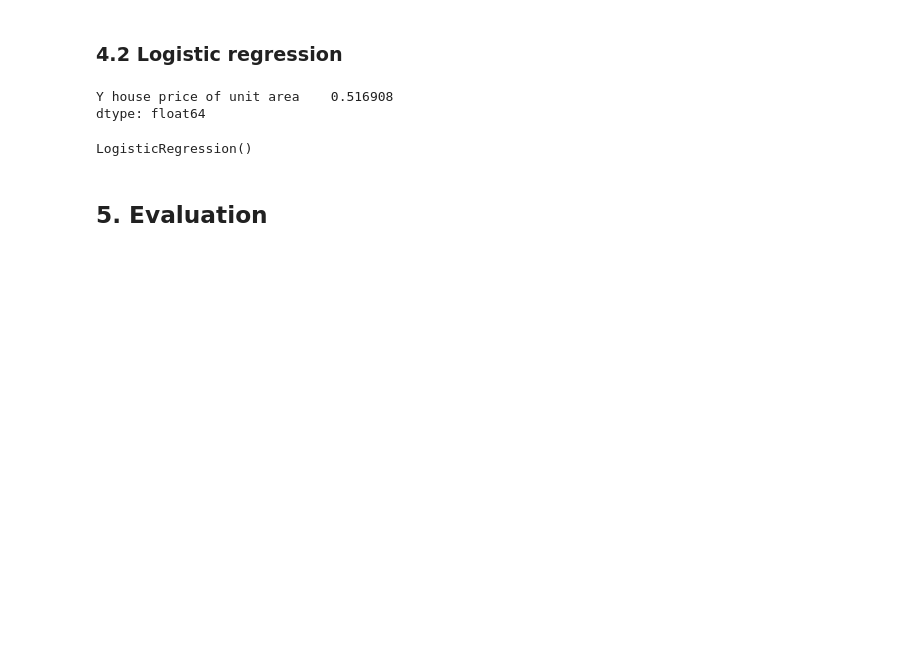
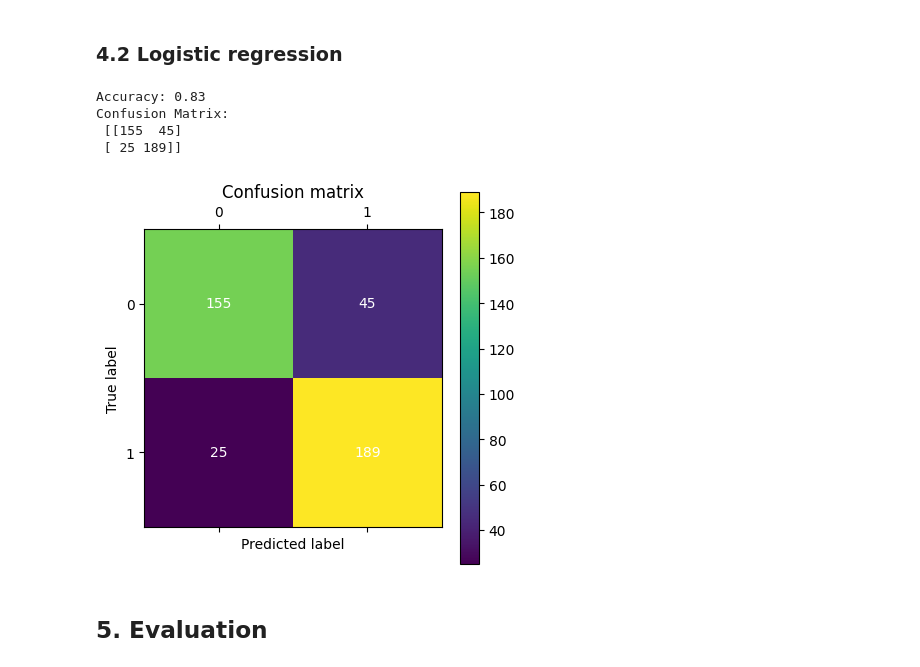
Before and after one commit to SamuliLam/dkko, a Jupyter notebook: linearandlogisticregression.ipynb, the cells around one changed output. Saved outputs shown, nothing was run; the diff lists cells and outputs as text; code cells hidden in the pictures; blank space fills up the shorter version.

Commit message:
data part done.

```diff
--- a/linearandlogisticregression.ipynb
+++ b/linearandlogisticregression.ipynb
@@ -84,25 +54,57 @@ plt.show()
 # %% [markdown]
 ### 4.2 Logistic regression
 # %%
+import warnings
+from sklearn.exceptions import DataConversionWarning
+
+warnings.filterwarnings(action='ignore', category=DataConversionWarning)
+
+from sklearn.metrics import accuracy_score, confusion_matrix
+from sklearn.model_selection import cross_val_predict
+import pandas as pd
 from sklearn.linear_model import LogisticRegression
 from sklearn.preprocessing import StandardScaler
 
-average = y.mean()
-print(average)
 
+# Calculate the average house price of unit area
 average = y['Y house price of unit area'].mean()
 
+# Map values to 0 and 1 based on the average
 y['Y house price of unit area'] = y['Y house price of unit area'].apply(lambda x: 1 if x >= average else 0)
 
+# Standardize the input variables
 scaler = StandardScaler()
 X_scaled = scaler.fit_transform(X)
 
+# Create and train the logistic regression model
 reg = LogisticRegression(solver='lbfgs')
-reg.fit(X,y)
+reg.fit(X_scaled, y['Y house price of unit area'].values.ravel())
+
+y_pred_log = cross_val_predict(estimator=reg, X=X, y=y, cv=10)
+
+cm = confusion_matrix(y, y_pred_log)
+accuracy = accuracy_score(y, y_pred_log)
+
+print("Accuracy: %0.2f" % accuracy)
+print("Confusion Matrix:\n", cm)
+
+# visualize confusion matrix
+plt.matshow(cm)
+plt.title('Confusion matrix')
+plt.colorbar()
+plt.ylabel('True label')
+plt.xlabel('Predicted label')
+# include counts
+for i in range(2):
+    for j in range(2):
+        plt.text(j, i, cm[i, j], ha='center', va='center', color='white')
+plt.show()
 # %% [output]
-Y house price of unit area    0.516908
-dtype: float64
+Accuracy: 0.83
+Confusion Matrix:
+ [[155  45]
+ [ 25 189]]
-LogisticRegression()
+[figure, added]
 # %% [markdown]
 ## 5. Evaluation
 # %%
```
Also changed, not shown: parts of 3 cells of this notebook.
